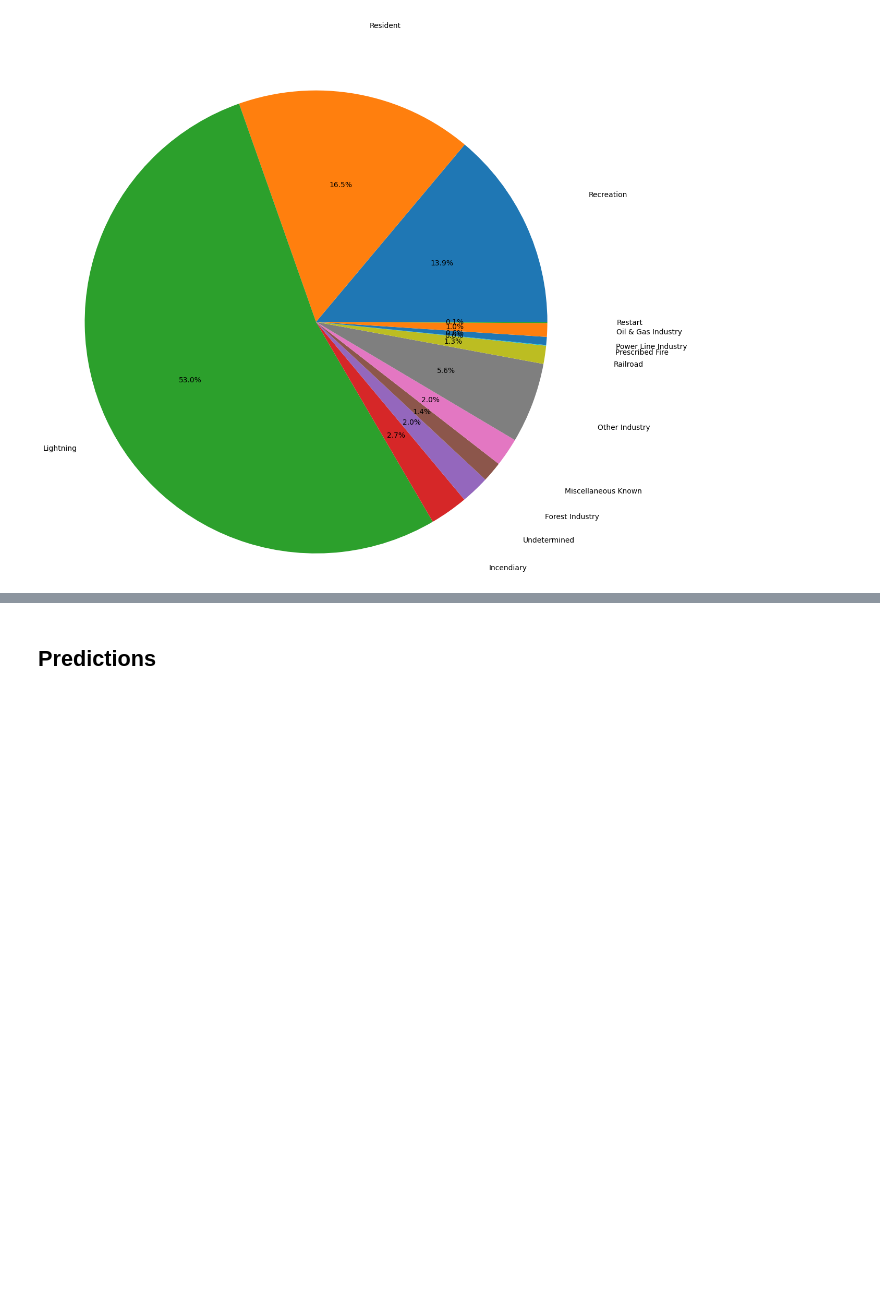
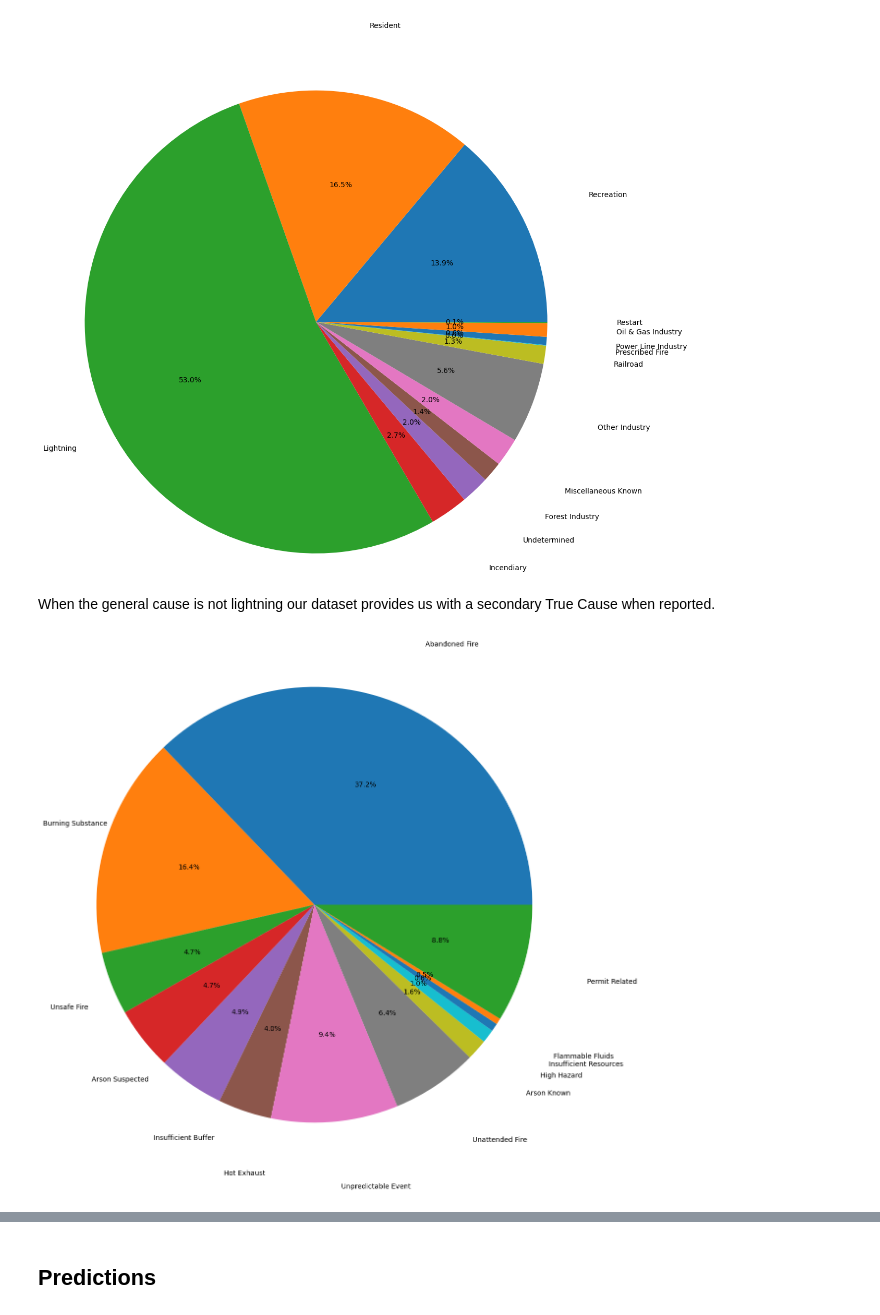
Before and after one commit to david-belman/ECE-143-Wildfire-Project, a Jupyter notebook: results.ipynb, the cells around one changed output, grey strips where cells are left out. Drawn from its saved outputs; the diff is of its cells as text; code cells hidden in the pictures; blank space fills up the shorter version.

```diff
--- a/results.ipynb
+++ b/results.ipynb
@@ -39,2 +39,8 @@ anl.plot_graph_of_series(df["general_cause_desc"].value_counts(sort=False), "pie
 # %% [output]
 [figure]
+# %% [markdown]
+When the general cause is not lightning our dataset provides us with a secondary True Cause when reported.
+# %%
+anl.plot_graph_of_series(df["true_cause"].value_counts(sort= False), "pie", "",)
+# %% [output]
+[figure, added]
```
Also changed, not shown: parts of 4 cells of this notebook, 1 other file.
